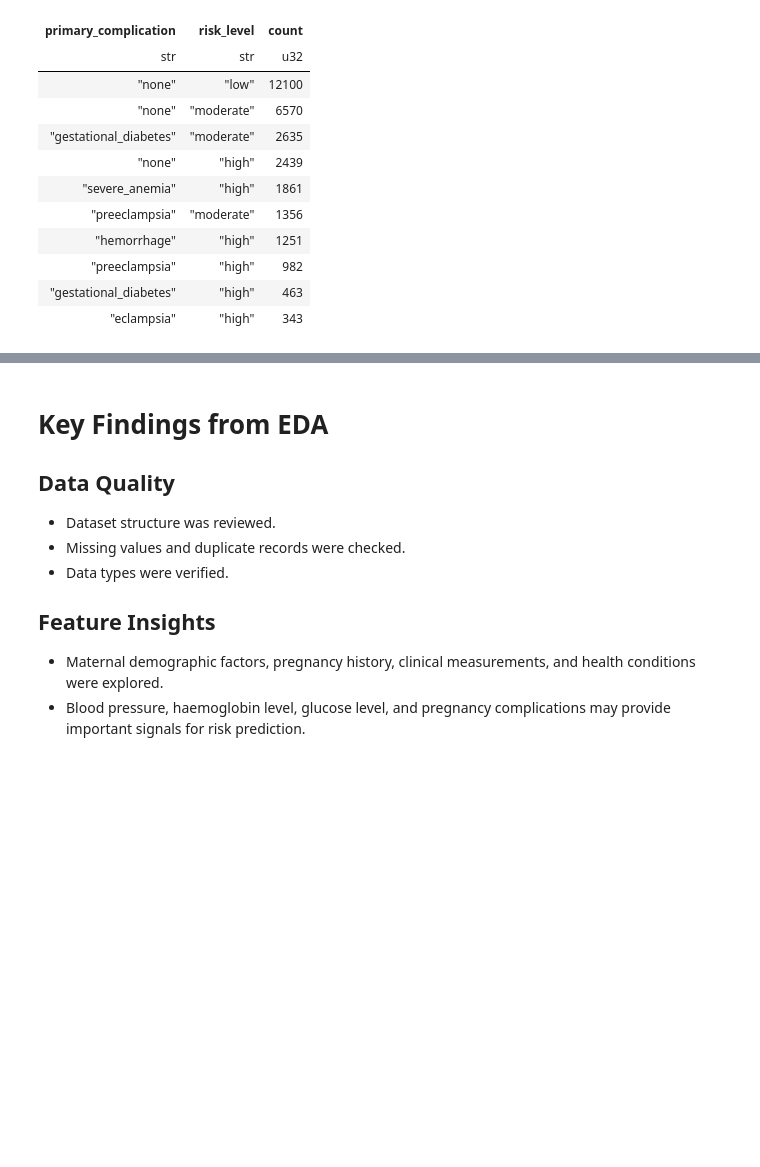
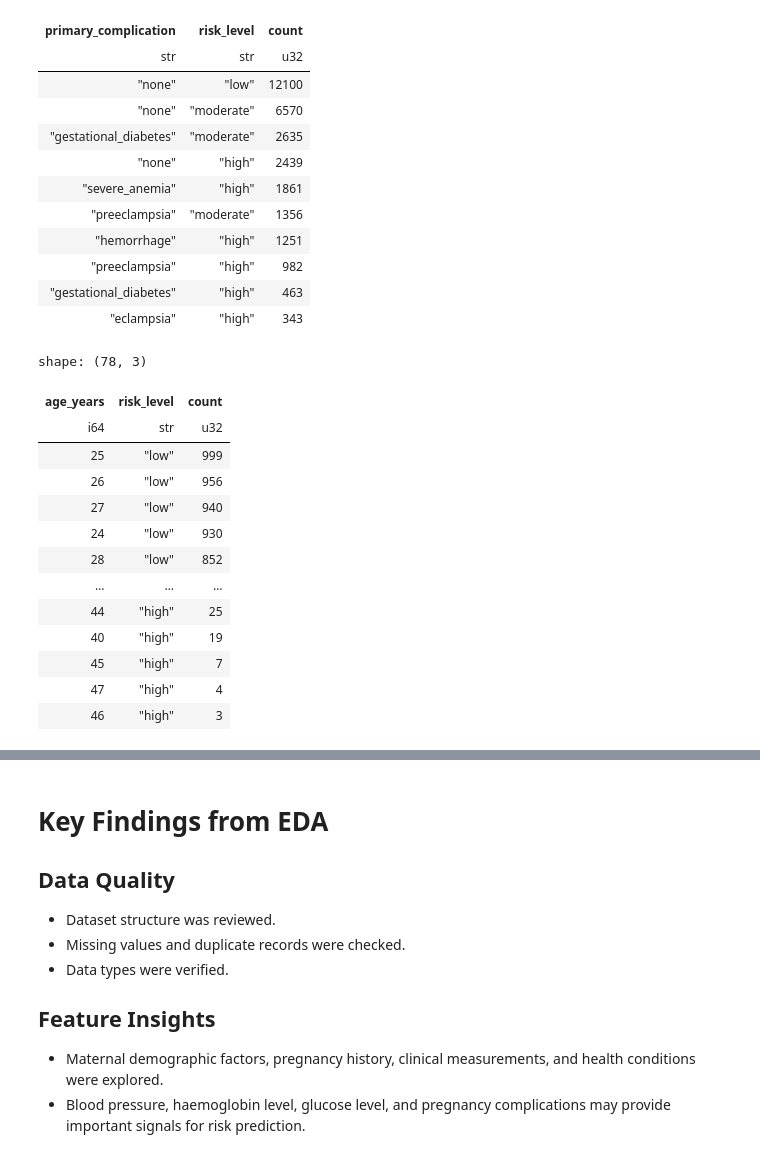
Before and after one commit to Elugbindin-Kehinde-Rashidat/Pregnancy-Journey-Partner-Project, a Jupyter notebook: notebooks/01_exploratory_data_analysis.ipynb, the cells around one changed output, grey strips where cells are left out. Cells and saved outputs as stored; diff of their text form; code cells hidden in the pictures; blank space fills up the shorter version.

```diff
--- a/notebooks/01_exploratory_data_analysis.ipynb
+++ b/notebooks/01_exploratory_data_analysis.ipynb
@@ -403,3 +403,35 @@ shape: (10, 3)
 | "preeclampsia" | "high" | 982 |
 | "gestational_diabetes" | "high" | 463 |
 | "eclampsia" | "high" | 343 |
+# %%
+complication_risk = (
+    df
+    .group_by(
+        [
+            "age_years",
+            "risk_level"
+        ]
+    )
+    .agg(
+        pl.len()
+        .alias("count")
+    )
+    .sort("count", descending=True)
+)
+
+complication_risk
+# %% [output]
+shape: (78, 3)
+| age_years | risk_level | count |
+| i64 | str | u32 |
+| 25 | "low" | 999 |
+| 26 | "low" | 956 |
+| 27 | "low" | 940 |
+| 24 | "low" | 930 |
+| 28 | "low" | 852 |
+| … | … | … |
+| 44 | "high" | 25 |
+| 40 | "high" | 19 |
+| 45 | "high" | 7 |
+| 47 | "high" | 4 |
+| 46 | "high" | 3 |
```
Also changed, not shown: parts of 6 cells of this notebook.
